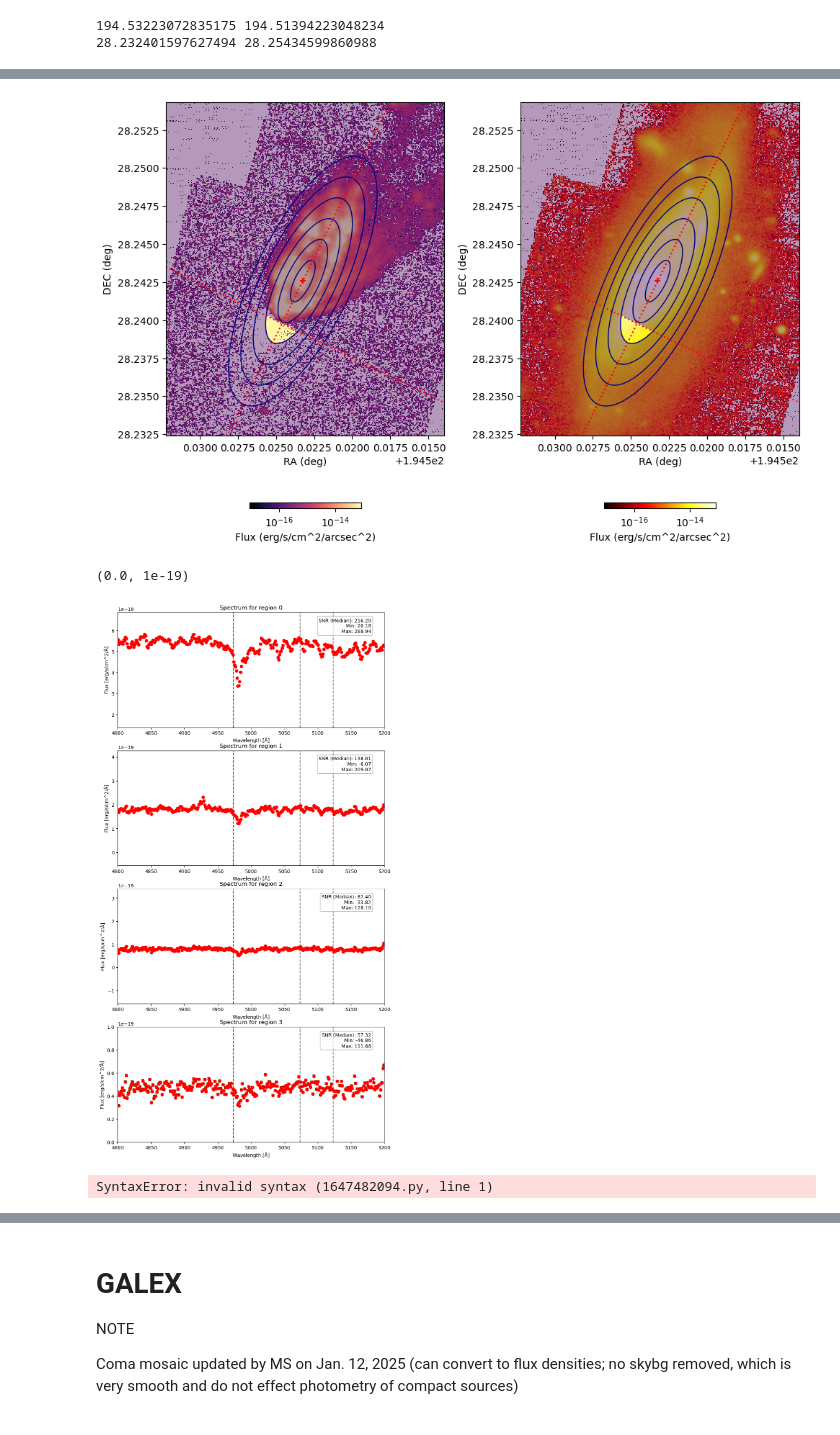
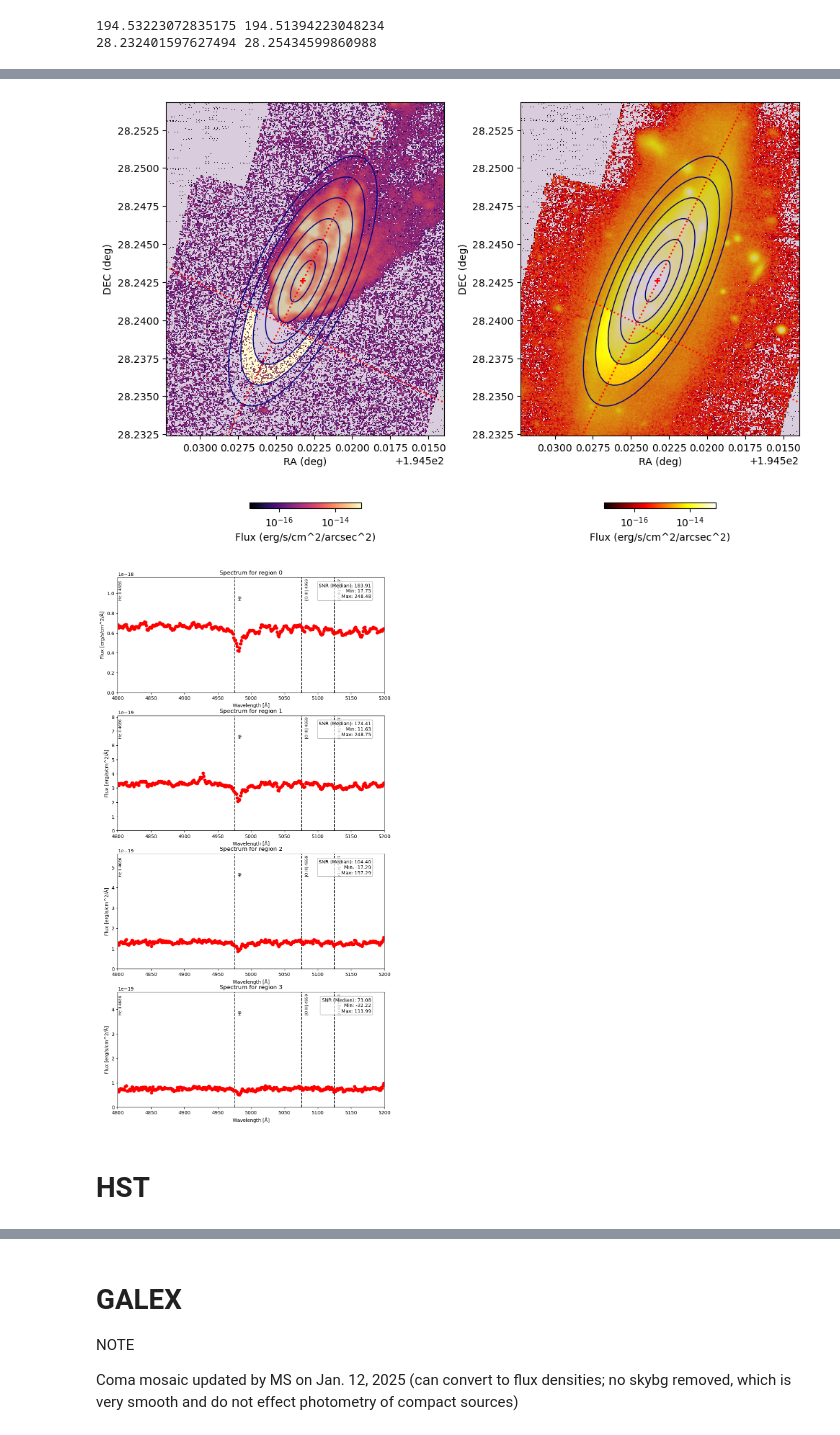
Before and after one commit to robertoinfurna/GALAXIES, a Jupyter notebook: RPS/NGC 4848.ipynb, the cells around one changed output, grey strips where cells are left out. Saved outputs shown, nothing was run; the diff lists cells and outputs as text; code cells hidden in the pictures.

```diff
--- a/RPS/NGC 4848.ipynb
+++ b/RPS/NGC 4848.ipynb
@@ -209,13 +168,15 @@ plt.show()
 # %%
-crval3 = header_1['CRVAL3']
-dw = header_1['CD3_3']
+# Define Ha flux map and continuum flux map
+
 Ha_channel_inf = int((6700 - crval3)/dw)
 Ha_channel_sup = int((6750 - crval3)/dw)
 continuum_channel_inf = int((6645 - crval3)/dw)
 continuum_channel_sup = int((6695 - crval3)/dw)
 
+bandwidth = 50 # angstrom
+dtheta_pix = abs(header['CD1_1'])
 
-units = 1e-20 * 50 / ( 5.5555555555556e-05 * 3600 )**2   # integrating on wavelength, per arcsec^2
+units = 1e-20 * bandwidth / ( dtheta_pix* 3600 )**2   # integrating on wavelength, per arcsec^2
 
 integrated_Ha_continuum = np.nansum(cube[Ha_channel_inf:Ha_channel_sup, :, :],axis=0) * units
 integrated_continuum_near_Ha = np.nansum(cube[continuum_channel_inf:continuum_channel_sup, :, :], axis=0) * units
@@ -254,7 +217,7 @@ cbar1.set_label("Flux (erg/s/cm^2/arcsec^2)")
 # Create regions
 import matplotlib.path as mpath
 
-# Add ellipses
+# Ellipse parameters
 center = (194.523241, 28.242570)  # Center of the galaxy (reference coordinates)
 angle = - 64  # Angle of tilt in degrees
 
@@ -277,7 +240,8 @@ y_line =  m_line * (x - x_p) + y_p
 
 down_mask = (y_coords < m_line * (x_coords - x_p) + y_p)
 
-# Flatten coordinates for easier processing
+
+
 points = np.vstack((x_coords.ravel(), y_coords.ravel())).T
 
 masks = []
@@ -322,4 +286,5 @@ for i in range(1, n):
 
     mask |= (mask_ext & ~mask_int & down_mask)
 
-    masks.append(mask)
+    if len(mask[mask==True])>0:
+        masks.append(mask)
@@ -356,41 +357,41 @@ for i in range(1, n):
     a = width * i                # semimajor axis
     b = a * np.sqrt(1-e**2)
 
     for k in range(2):
         ellipse = Ellipse(center, a*2, b*2, angle=angle, edgecolor='navy', facecolor='none')
         ax[k].add_patch(ellipse)
         #x_text = center[0] + a * np.cos(np.radians(angle)) - 5
         #y_text = m_semimajor_axis * (x_text - center[0]) + center[1]
         #ax[k].text(x_text,y_text, i, fontsize=15, zorder=1, clip_on=True,c='navy')
 
 ax[0].scatter(center[0], center[1], marker='+', c='red')
 ax[1].scatter(center[0], center[1], marker='+', c='red')
 ax[0].plot(x,y_semi,linestyle=':',c='red')
 ax[1].plot(x,y_semi,linestyle=':',c='red')
 ax[0].plot(x,y_line,linestyle=':',c='red')
 ax[1].plot(x,y_line,linestyle=':',c='red')
 
-ax[0].imshow(masks[2], extent=[ra_min, ra_max, dec_min, dec_max], origin='lower', interpolation='none', alpha=0.4) #cmap=cmaps[i-1]
-ax[1].imshow(masks[2], extent=[ra_min, ra_max, dec_min, dec_max], origin='lower', interpolation='none', alpha=0.4) #cmap=cmaps[i-1]
+ax[0].imshow(masks[2], extent=[ra_min, ra_max, dec_min, dec_max], origin='lower', interpolation='none', alpha=0.2)
+ax[1].imshow(masks[2], extent=[ra_min, ra_max, dec_min, dec_max], origin='lower', interpolation='none', alpha=0.2)
 
 for k in range(2):
     ax[k].set_xlim(ra_min,ra_max)
     ax[k].set_ylim(dec_min,dec_max)
     #ax[k].set_xlim(194.5+0.03,194.5+0.022)
     #ax[k].set_ylim(28.235,28.243)
     #ax[k].grid()
 
 
 # Adjusting layout to make it fit better
 plt.tight_layout(rect=[0, 0, 1, 0.96])  # Adjust the tight_layout to leave space for colorbars
 plt.show()
 # %% [output]
-[figure, old version]
+[figure, new version]
 # %%
 fig,ax= plt.subplots(4,1,figsize=(10,20))
 ax = ax.flatten()
 
-for i,mask in enumerate(masks[2:]):
+for i,mask in enumerate(masks):
     n = len(mask[mask==True])
     # Sum the spectra for the region defined by the mask (sum over the spatial axes)
     spectra_region = np.nansum(cube[:, mask], axis=1) / n
@@ -412,28 +413,22 @@ for i,mask in enumerate(masks[2:]):
         fontsize=10, bbox=dict(boxstyle='round,pad=0.3', edgecolor='gray', facecolor='white', alpha=0.7)
     )
 
-    # Add vertical dashed lines for spectral features
-    max = np.max(spectra_region*cube_units)
     for name, wavelength in redshifted_lines.items():
         ax[i].axvline(wavelength, color="black", linestyle="dashed", alpha=0.7)
-        ax[i].text(wavelength + 5, max * 1.3, name,
-                 rotation=90, verticalalignment="bottom", fontsize=8, zorder=1, clip_on=True)
 
+        y_max = ax[i].get_ylim()[1]
+        ax[i].text(wavelength + 5, y_max * 1.2, name,
+                   rotation=90, verticalalignment="bottom", fontsize=8, zorder=1, clip_on=True)
+
+    ax[i].set_ylim(0,1.5*y_max)
     #ax[i].set_xlim(6600,7800)
     ax[i].set_xlim(4800,5200)
     ax[i].set_xlabel("Wavelength [Å]")
     ax[i].set_ylabel("Flux [erg/s/cm^2/Å]")
     ax[i].set_title(f"Spectrum for region {i:.0f}")
 
-
-ax[3].set_ylim(0,1e-19)
+plt.show()
 # %% [output]
-(0.0, 1e-19)
-[figure, old version]
+[figure, new version]
-# %%
-COVARIANZE:
-PSF
-PIXEL VICINI CON STESSE CALIBRAZIONI
-OSSERVAZIONI PRESE STESSA NOTTE
-# %% [output]
-SyntaxError: invalid syntax (1647482094.py, line 1)
+# %% [markdown]
+# HST
```
Also changed, not shown: parts of 21 cells of this notebook, 1 other file.
